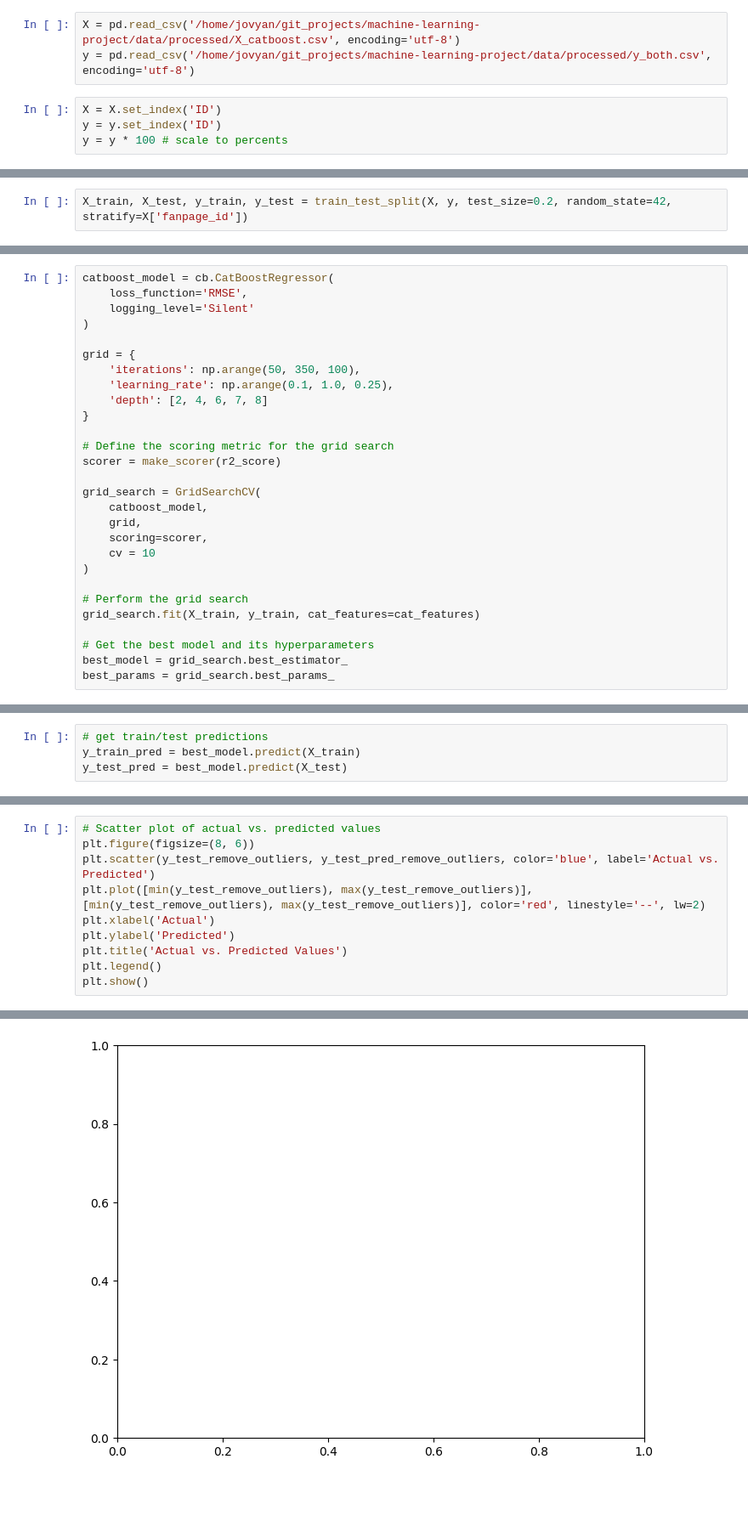
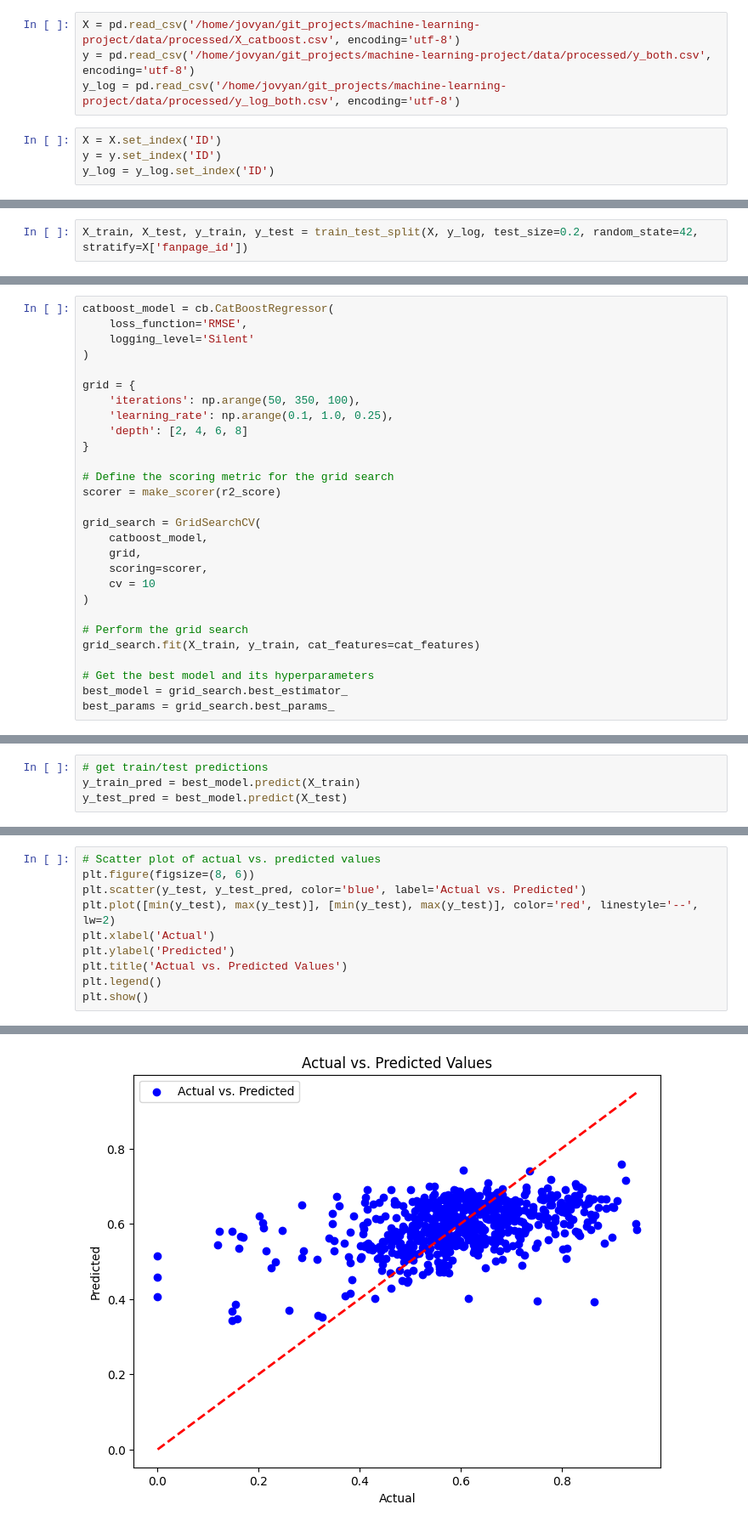
Before and after one commit to vladislabv/machine-learning-project, a Jupyter notebook: notebooks/3.2-vst-catboost-algorithm.ipynb, the cells around one changed output, grey strips where cells are left out. Shown at 85% size. Saved outputs shown, nothing was run; the diff lists cells and outputs as text; blank space fills up the shorter version.

```diff
--- a/notebooks/3.2-vst-catboost-algorithm.ipynb
+++ b/notebooks/3.2-vst-catboost-algorithm.ipynb
@@ -27,10 +27,11 @@ True
 # %%
 X = pd.read_csv('/home/jovyan/git_projects/machine-learning-project/data/processed/X_catboost.csv', encoding='utf-8')
 y = pd.read_csv('/home/jovyan/git_projects/machine-learning-project/data/processed/y_both.csv', encoding='utf-8')
+y_log = pd.read_csv('/home/jovyan/git_projects/machine-learning-project/data/processed/y_log_both.csv', encoding='utf-8')
 # %%
 X = X.set_index('ID')
 y = y.set_index('ID')
-y = y * 100 # scale to percents
+y_log = y_log.set_index('ID')
 # %%
 X['topic_lda'] = X.topic_lda.astype(str)
 X['bert_keywords'] = X.bert_keywords.fillna('')
@@ -66,7 +57,7 @@ urn:li:share:7015593540680351744  0.000000
 urn:li:share:7015632542909276162  3.790087
 urn:li:share:7015768702277066752  8.441558
 # %%
-X_train, X_test, y_train, y_test = train_test_split(X, y, test_size=0.2, random_state=42, stratify=X['fanpage_id'])
+X_train, X_test, y_train, y_test = train_test_split(X, y_log, test_size=0.2, random_state=42, stratify=X['fanpage_id'])
 # %%
 X_train = X_train.drop(columns=['fanpage_id'])
 X_test = X_test.drop(columns=['fanpage_id'])
@@ -105,7 +96,7 @@ catboost_model = cb.CatBoostRegressor(
 grid = {
     'iterations': np.arange(50, 350, 100),
     'learning_rate': np.arange(0.1, 1.0, 0.25),
-    'depth': [2, 4, 6, 7, 8]
+    'depth': [2, 4, 6, 8]
 }
 
 # Define the scoring metric for the grid search
@@ -195,8 +186,8 @@ plt.show()
 # %%
 # Scatter plot of actual vs. predicted values
 plt.figure(figsize=(8, 6))
-plt.scatter(y_test_remove_outliers, y_test_pred_remove_outliers, color='blue', label='Actual vs. Predicted')
-plt.plot([min(y_test_remove_outliers), max(y_test_remove_outliers)], [min(y_test_remove_outliers), max(y_test_remove_outliers)], color='red', linestyle='--', lw=2)
+plt.scatter(y_test, y_test_pred, color='blue', label='Actual vs. Predicted')
+plt.plot([min(y_test), max(y_test)], [min(y_test), max(y_test)], color='red', linestyle='--', lw=2)
 plt.xlabel('Actual')
 plt.ylabel('Predicted')
 plt.title('Actual vs. Predicted Values')
@@ -207,3 +197,3 @@ ValueError: x and y must be the same size
-[figure, old version]
+[figure, new version]
 # %%
 # Save the model
```
Also changed, not shown: parts of 9 cells of this notebook, 20 other files.
